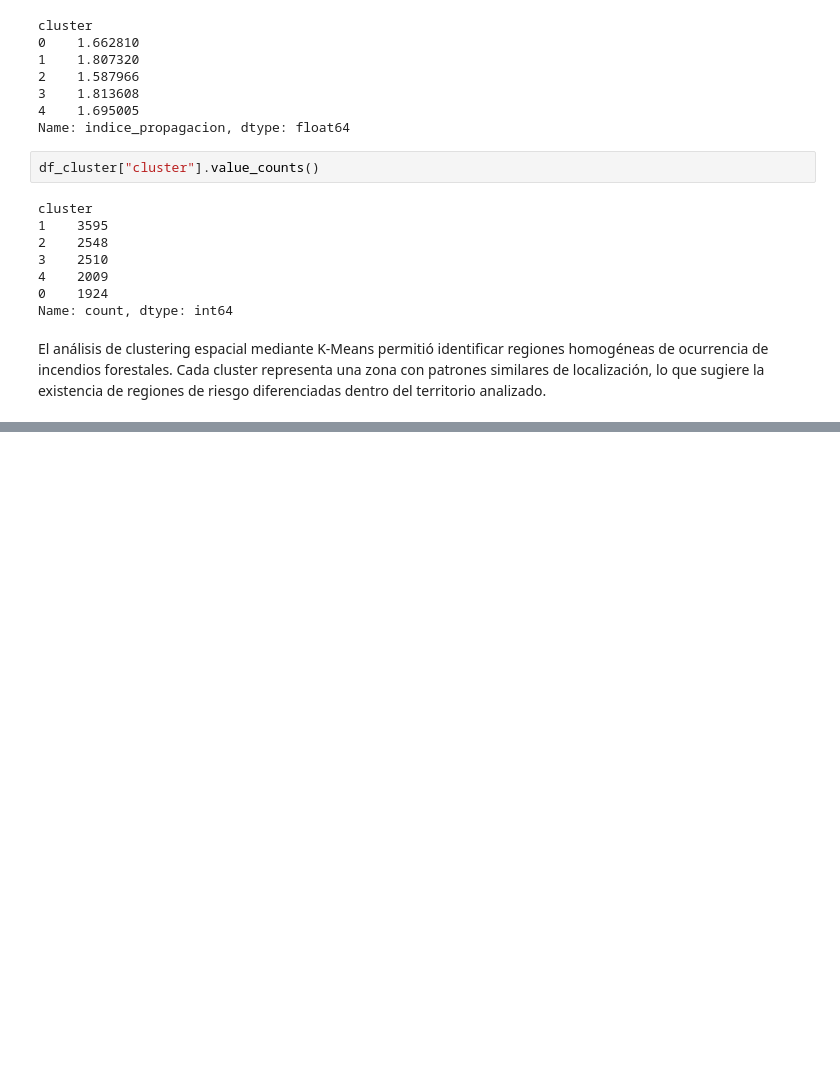
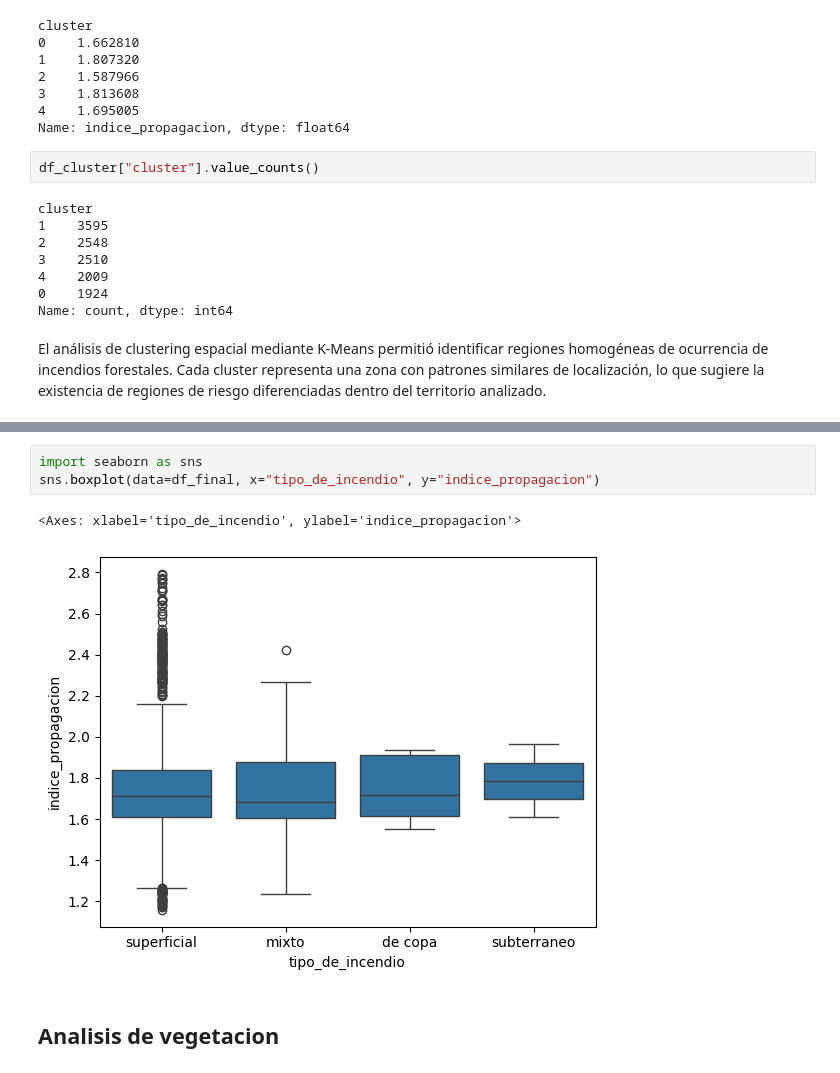
Before and after one commit to SauG25/Incendios-Forestales-, a Jupyter notebook: 04_AnalisisDeDatos/incendio.ipynb, the cells around one changed output, grey strips where cells are left out. Cells and saved outputs as stored; diff of their text form; blank space fills up the shorter version.

Commit message:
Analisis y data set final

```diff
--- a/04_AnalisisDeDatos/incendio.ipynb
+++ b/04_AnalisisDeDatos/incendio.ipynb
@@ -304,0 +408,8 @@ El análisis de clustering espacial mediante K-Means permitió identificar regio
+# %%
+import seaborn as sns
+sns.boxplot(data=df_final, x="tipo_de_incendio", y="indice_propagacion")
+# %% [output]
+<Axes: xlabel='tipo_de_incendio', ylabel='indice_propagacion'>
+[figure, added]
+# %% [markdown]
+## Analisis de vegetacion
```
Also changed, not shown: parts of 65 cells of this notebook, 4 other files.
